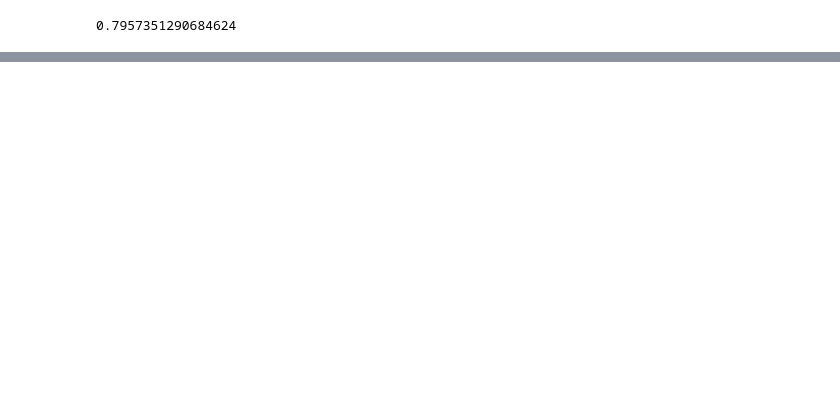
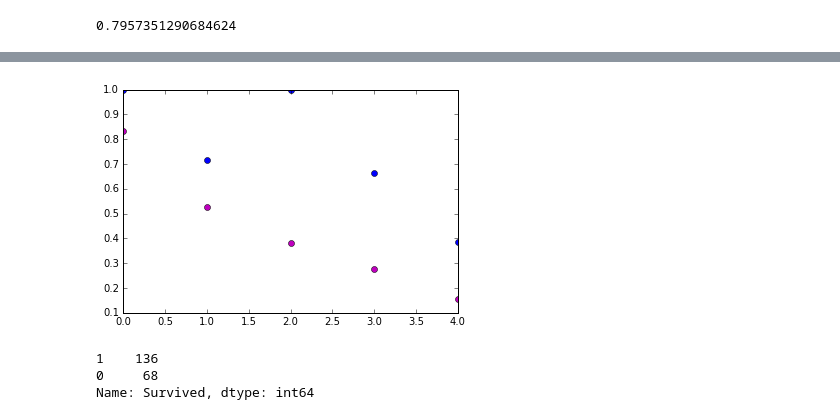
Before and after one commit to keklarup/Kaggle-titanic, a Jupyter notebook: Titanic.ipynb, the cells around one changed output, grey strips where cells are left out. Cells and saved outputs as stored; diff of their text form; code cells hidden in the pictures; blank space fills up the shorter version.

```diff
--- a/Titanic.ipynb
+++ b/Titanic.ipynb
@@ -542,0 +698,35 @@ print (y/len(Ypart))
+# %%
+#Look at other variables:
+AgeReduced=[];
+SurvivalRate=[];
+x=0;
+y=0;
+z=0;
+for cab in range(0,2):
+    subAge=[];
+    subSurvivalRate=[];
+    for C in range(0,5):
+        test=pd.value_counts(SA_train[(SA_train['Cabin_Number']==cab) & (SA_train['Age_Reduced']==C)]['Survived']);
+        try:
+            test2=1.*test[1]/(test[0]+test[1]);
+        except:
+            test2=1.;
+#        try:
+#            test3=test[0]+test[1];
+#        except:
+#            test3=test.values[0];
+        subAge.append(C);
+        subSurvivalRate.append(test2)
+    AgeReduced.append(subAge);
+    SurvivalRate.append(subSurvivalRate);
+#print ('survival rate of %s out of %s' % (test2,test3))
+plt.plot(AgeReduced[0],SurvivalRate[0],'mo',AgeReduced[1],SurvivalRate[1],'bo');
+# %% [output]
+[figure, added]
+# %%
+#I wonder if Cabin and Class are related:
+pd.value_counts(SA_train[SA_train['Cabin_Number']==1]['Survived'])
+# %% [output]
+1    136
+0     68
+Name: Survived, dtype: int64
```
Also changed, not shown: parts of 51 cells of this notebook, 1 other file.
